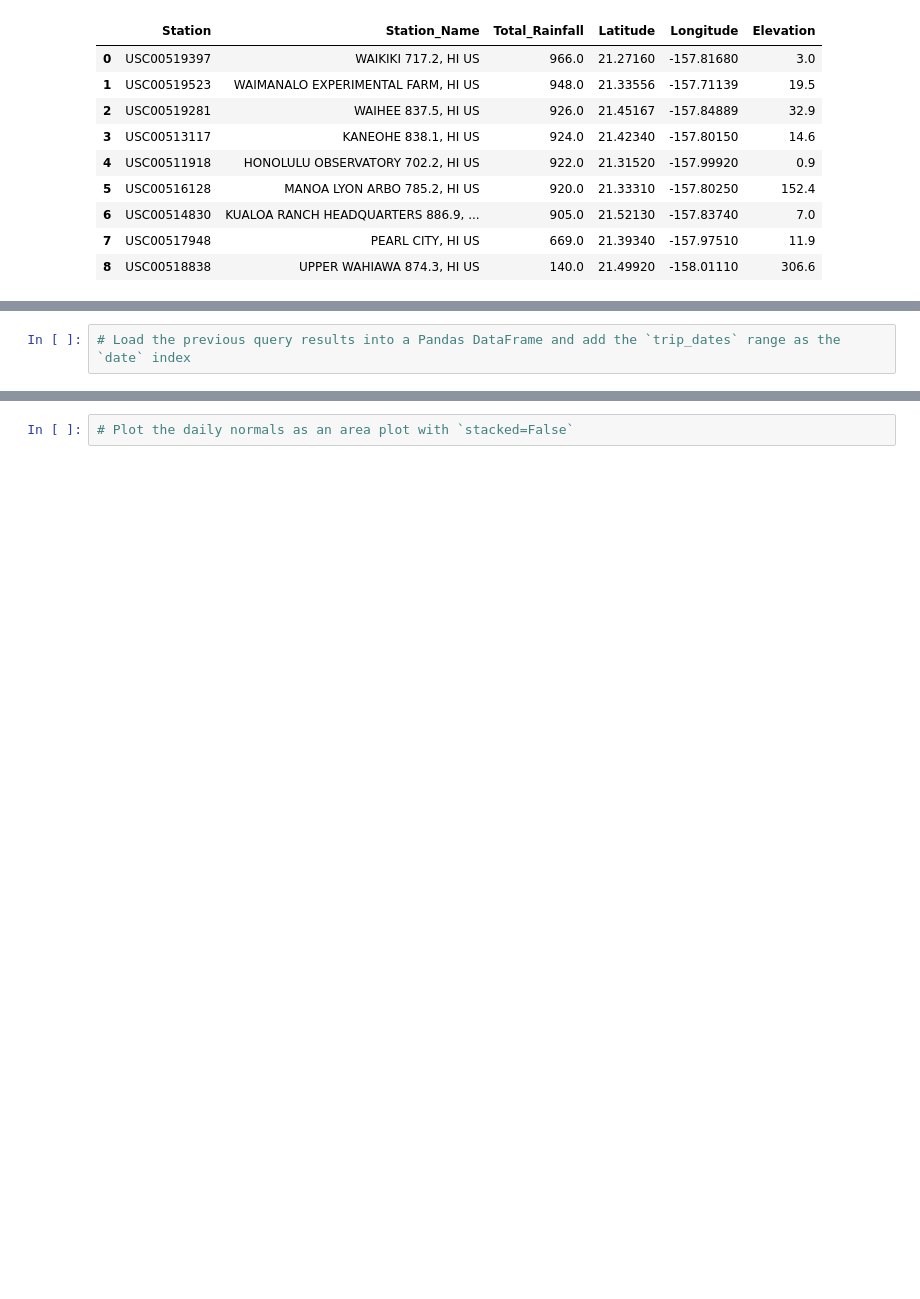
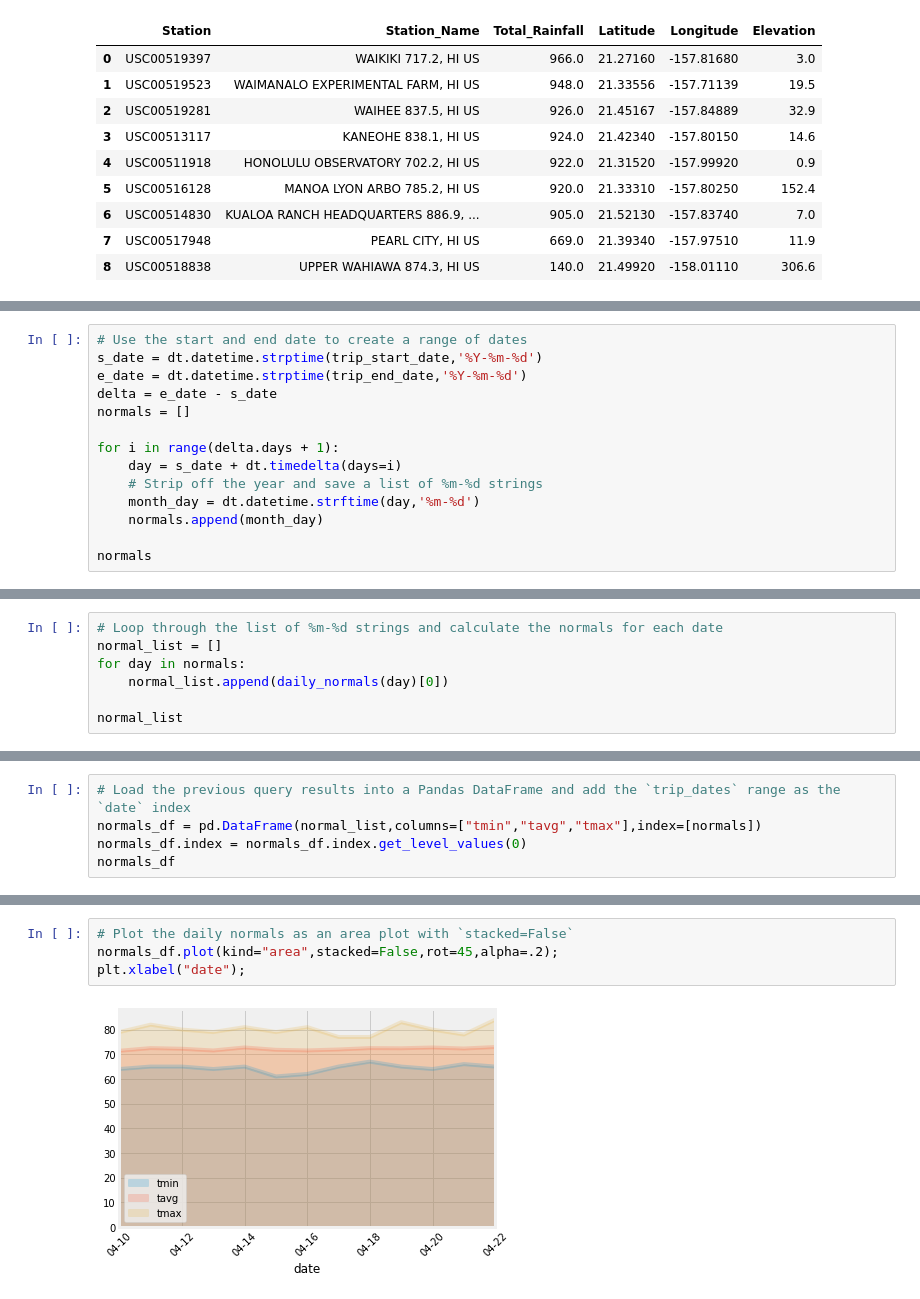
Before and after one commit to c-l-nguyen/sqlalchemy-challenge, a Jupyter notebook: climate_alchemy.ipynb, the cells around one changed output, grey strips where cells are left out. Cells and saved outputs as stored; diff of their text form; blank space fills up the shorter version.

```diff
--- a/climate_starter.ipynb
+++ b/climate_alchemy.ipynb
@@ -314,0 +362,14 @@ daily_normals("01-01")
+# %%
+# Use the start and end date to create a range of dates
+s_date = dt.datetime.strptime(trip_start_date,'%Y-%m-%d')
+e_date = dt.datetime.strptime(trip_end_date,'%Y-%m-%d')
+delta = e_date - s_date
+normals = []
+
+for i in range(delta.days + 1):
+    day = s_date + dt.timedelta(days=i)
+    # Strip off the year and save a list of %m-%d strings
+    month_day = dt.datetime.strftime(day,'%m-%d')
+    normals.append(month_day)
+
+normals
@@ -314,0 +390,7 @@ daily_normals("01-01")
+# %%
+# Loop through the list of %m-%d strings and calculate the normals for each date
+normal_list = []
+for day in normals:
+    normal_list.append(daily_normals(day)[0])
+
+normal_list
@@ -315,2 +411,5 @@ daily_normals("01-01")
 # %%
 # Load the previous query results into a Pandas DataFrame and add the `trip_dates` range as the `date` index
+normals_df = pd.DataFrame(normal_list,columns=["tmin","tavg","tmax"],index=[normals])
+normals_df.index = normals_df.index.get_level_values(0)
+normals_df
@@ -317,2 +431,6 @@ daily_normals("01-01")
 # %%
 # Plot the daily normals as an area plot with `stacked=False`
+normals_df.plot(kind="area",stacked=False,rot=45,alpha=.2);
+plt.xlabel("date");
+# %% [output]
+[figure, added]
```
Also changed, not shown: parts of 18 cells of this notebook, 1 other file.
